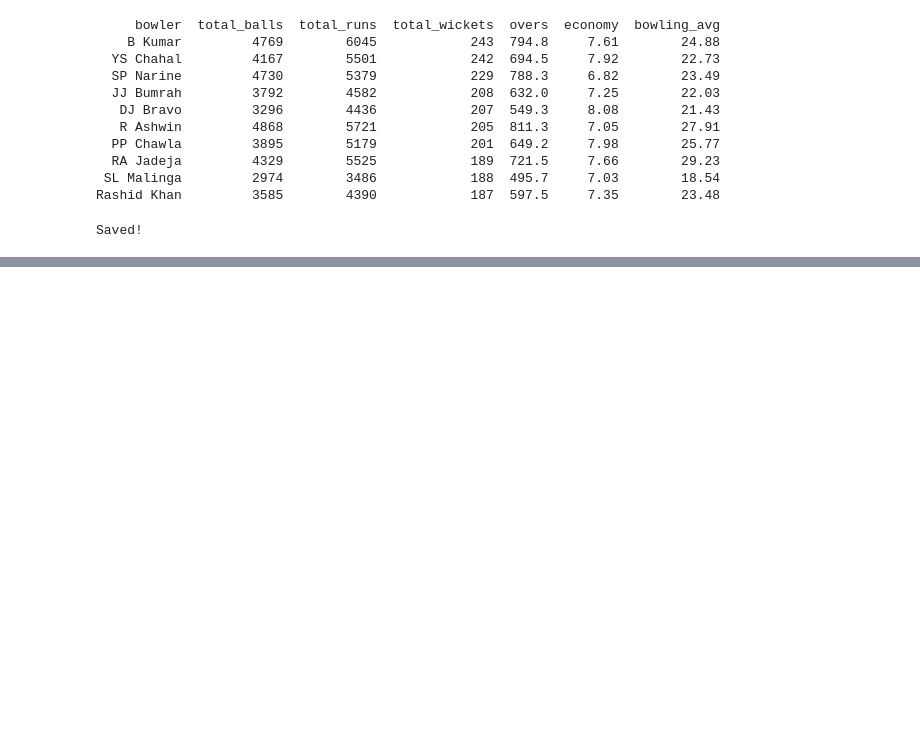
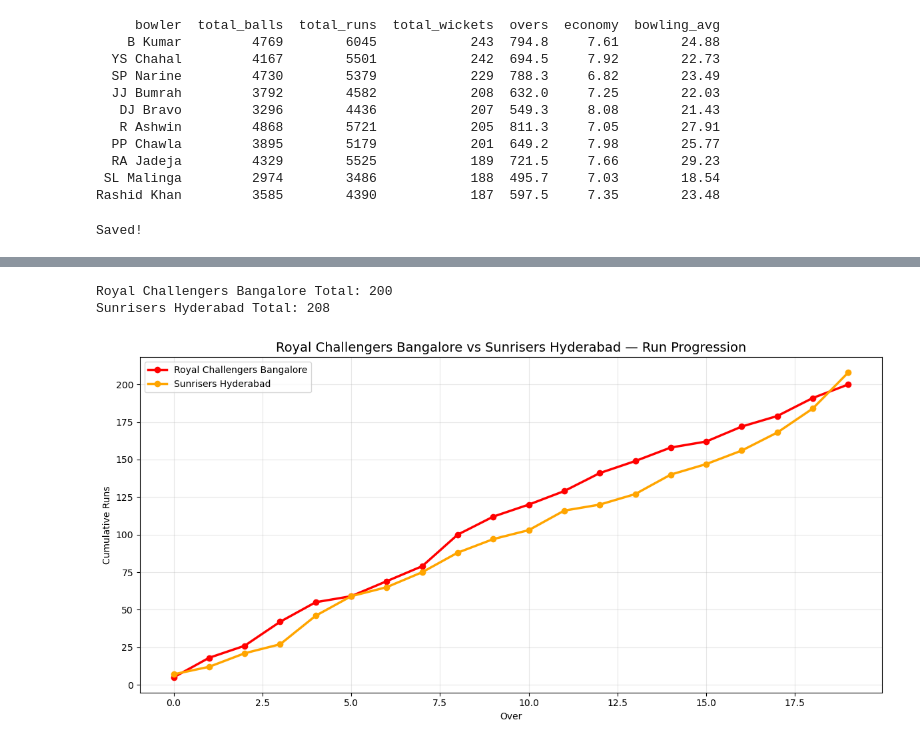
Before and after one commit to prajapatianshul991-droid/IPL-Match-Predictor, a Jupyter notebook: Balls.ipynb, the cells around one changed output, grey strips where cells are left out. Saved outputs shown, nothing was run; the diff lists cells and outputs as text; code cells hidden in the pictures; blank space fills up the shorter version.

```diff
--- a/Balls.ipynb
+++ b/Balls.ipynb
@@ -133,0 +155,8 @@ Saved!
+# %%
+latest_match_id = matches_df['match_id'].iloc[-1]
+print(f"Latest Match ID:{latest_match_id}")
+
+match_info = matches_df[matches_df['match_id'] == latest_match_id].iloc[0]
+print(f"Teams: {match_info['team1']} vs {match_info['team2']}")
+print(f"Winner: {match_info['winner']}")
+print(f"Venue: {match_info['venue']}")
@@ -133,0 +168,8 @@ Saved!
+# %%
+# Us match ka ball-by-ball data nikalo
+match_balls = balls_df[balls_df['match_id'] == latest_match_id]
+
+# Over-by-over runs calculate karo — dono teams ke liye
+over_scores = match_balls.groupby(['batting_team', 'over'])['runs_total'].sum().reset_index()
+
+print(over_scores.head(20))
@@ -133,0 +194,41 @@ Saved!
+# %%
+import numpy as np
+import matplotlib.pyplot as plt
+
+# Dono teams ka data alag karo
+team1 = match_info['team1']  # RCB
+team2 = match_info['team2']  # SRH
+
+rcb_scores = over_scores[over_scores['batting_team'] == team1].copy()
+srh_scores = over_scores[over_scores['batting_team'] == team2].copy()
+
+# Cumulative score nikalo (running total)
+rcb_scores['cumulative'] = rcb_scores['runs_total'].cumsum()
+srh_scores['cumulative'] = srh_scores['runs_total'].cumsum()
+
+# Total scores
+rcb_total = rcb_scores['cumulative'].iloc[-1]
+srh_total = srh_scores['cumulative'].iloc[-1]
+
+print(f"{team1} Total: {rcb_total}")
+print(f"{team2} Total: {srh_total}")
+
+# Graph banao
+plt.figure(figsize=(12, 6))
+plt.plot(rcb_scores['over'], rcb_scores['cumulative'],
+         color='red', linewidth=2.5, marker='o', label=team1)
+plt.plot(srh_scores['over'], srh_scores['cumulative'],
+         color='orange', linewidth=2.5, marker='o', label=team2)
+
+plt.title(f'{team1} vs {team2} — Run Progression', fontsize=14)
+plt.xlabel('Over')
+plt.ylabel('Cumulative Runs')
+plt.legend()
+plt.grid(True, alpha=0.3)
+plt.tight_layout()
+plt.savefig(r"C:\Users\dell\Desktop\Projects using DS\ipl_json\run_progression.png")
+plt.show()
+# %% [output]
+Royal Challengers Bangalore Total: 200
+Sunrisers Hyderabad Total: 208
+[figure, added]
```
Also changed, not shown: parts of 7 cells of this notebook, 2 other files.
